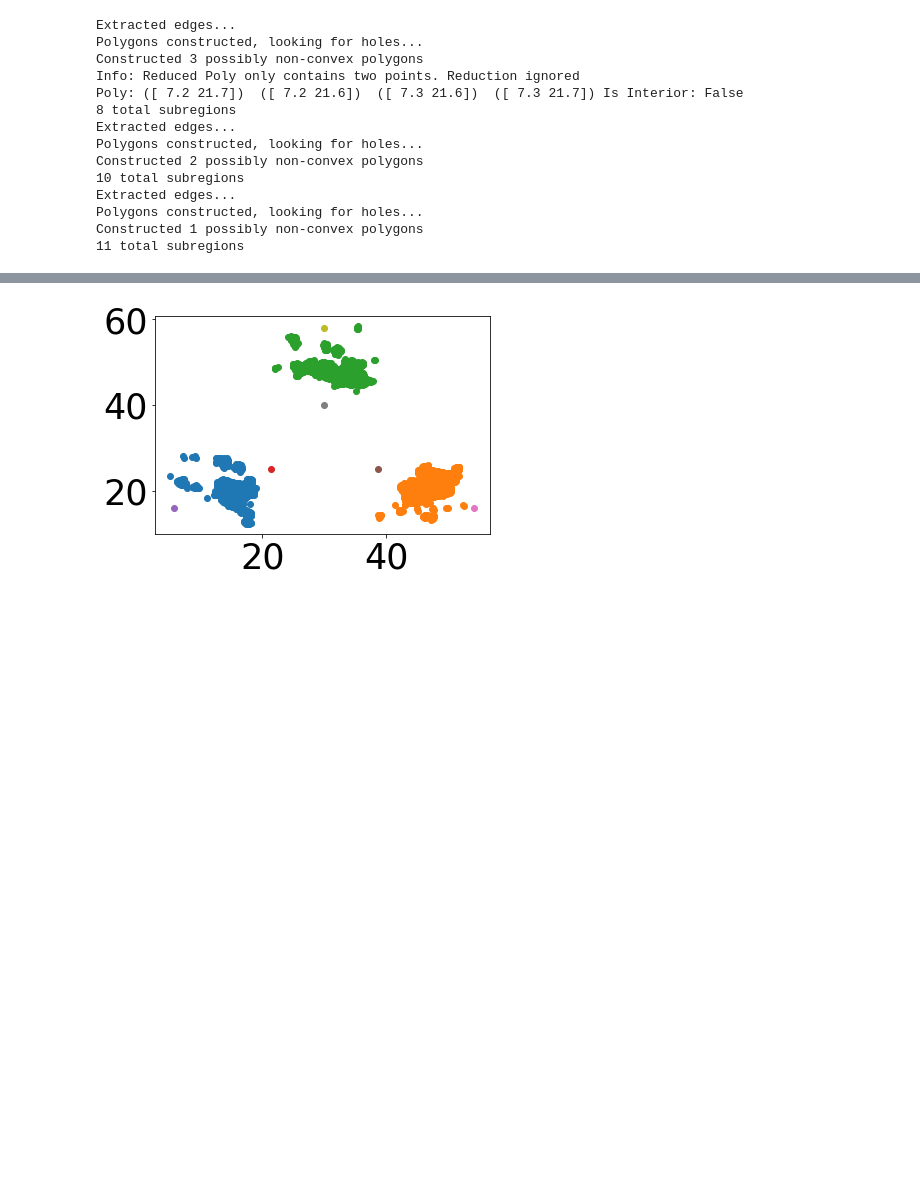
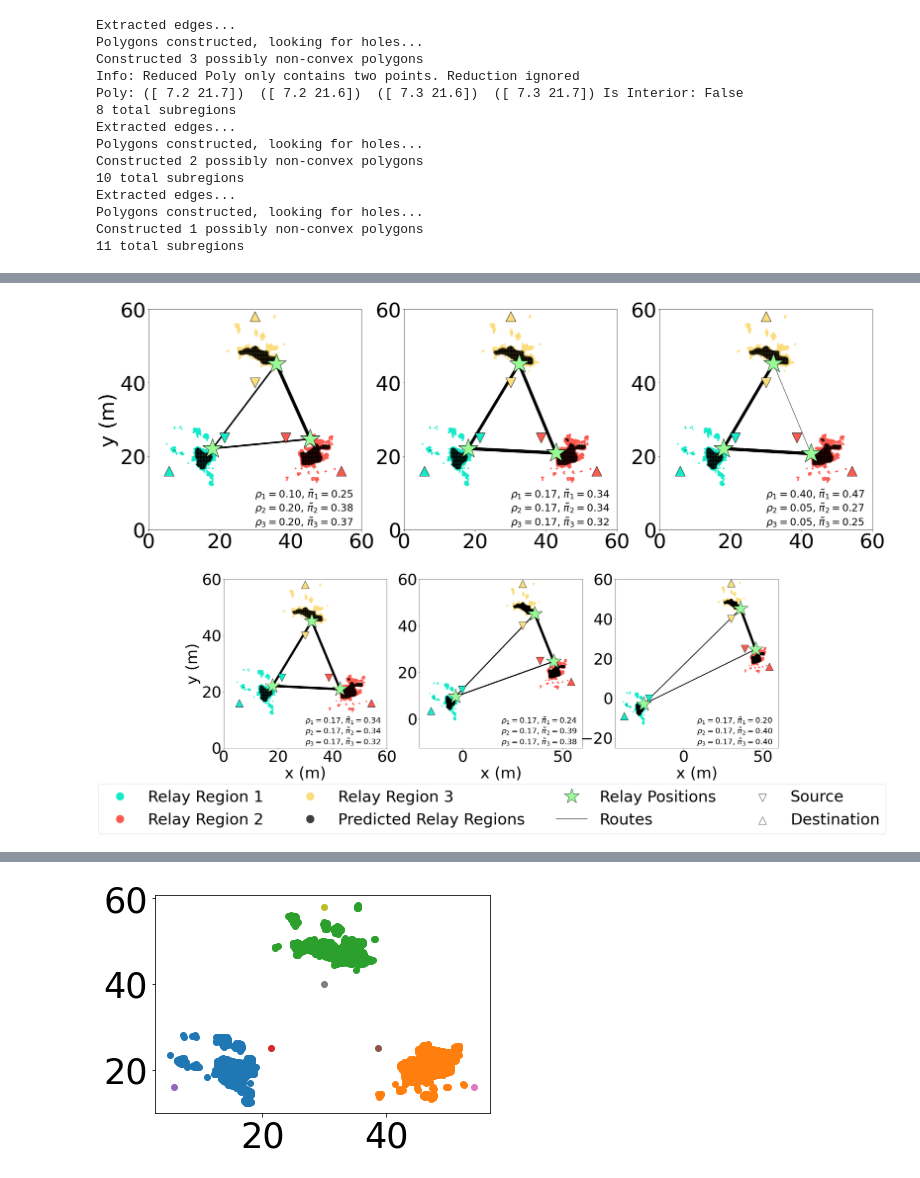
Before and after one commit to zhiyunjiang/CommMotionPlanning, a Jupyter notebook: python/touring_relay/FIG eq trends.ipynb, the cells around one changed output, grey strips where cells are left out. Cells and saved outputs as stored; diff of their text form; code cells hidden in the pictures; blank space fills up the shorter version.

```diff
--- a/python/touring_relay/FIG eq trends.ipynb
+++ b/python/touring_relay/FIG eq trends.ipynb
@@ -397,0 +317,72 @@ The PostScript backend does not support transparency; partially transparent arti
+# %%
+# Plot the Data
+reload(sim)
+v = 1
+
+
+figA, axsA = plt.subplots(1,3, figsize=(32, 10))
+figB, axsB = plt.subplots(1,3, figsize=(32, 10))
+k = 0
+for offset, tregion in zip(offsets, regions):
+    tjcps[0] += offset
+    pjcps[0] += offset
+    qBase[0] += offset
+    qBase[1] += offset
+    for j in range(len(rho1_percents)):
+        rho1_prcnt = rho1_percents[j]
+        others = (1-rho1_prcnt)/2
+        els = np.array([rho1_prcnt, others, others])*sys_traffic/beta
+
+        AORP={"X": all_Xs[k,j], "pi": all_pis[k,j]}
+        P_tilde, pi_tilde = sim.pi_to_P(AORP["pi"])
+        #plot across varying arrival rates when regions are ~ equidistant
+        if k == 0:
+            ax = axsA[j]
+            sim.plot_relay_regions(n, tjcps, pjcps, rhos = None, pi = None, ax = ax)
+            sim.plot_bs(qBase, ax)
+            sim.set_lims(tregion, ax)
+            sim.plot_AORP_routes(AORP, ax)
+            ax.invert_yaxis()
+            if j == 0:
+                ax.set_ylabel('y (m)')
+
+            label1 = '$\\rho_%d = %.2f$, $\\tilde{\\pi}_%d = %.2f$'%(1, els[0]*beta, 1, pi_tilde[0])
+            label2 = '$\\rho_%d = %.2f$, $\\tilde{\\pi}_%d = %.2f$'%(2, els[1]*beta, 2, pi_tilde[1])
+            label3 = '$\\rho_%d = %.2f$, $\\tilde{\\pi}_%d = %.2f$'%(3, els[2]*beta, 3, pi_tilde[2])
+            print("Subplot %d, %d"%(k,j))
+            print(P_tilde)
+            label = label1 +"\n" + label2 + "\n" + label3
+            ax.annotate(label, xy=(0.5,0.02),xycoords='axes fraction',
+             fontsize=25)
+        #plot across varying distances when arrival rates are ~ equidistant
+        if j == 1:
+            ax = axsB[k]
+            sim.plot_relay_regions(n, tjcps, pjcps, rhos = None, pi = None, ax = ax)
+            sim.plot_bs(qBase, ax)
+            sim.set_lims(tregion, ax)
+            sim.plot_AORP_routes(AORP, ax)#X, pi
+            ax.invert_yaxis()
+            if k == 0:
+                ax.set_ylabel('y (m)')
+            ax.set_xlabel('x (m)')
+            label1 = '$\\rho_%d = %.2f$, $\\tilde{\\pi}_%d = %.2f$'%(1, els[0]*beta, 1, pi_tilde[0])
+            label2 = '$\\rho_%d = %.2f$, $\\tilde{\\pi}_%d = %.2f$'%(2, els[1]*beta, 2, pi_tilde[1])
+            label3 = '$\\rho_%d = %.2f$, $\\tilde{\\pi}_%d = %.2f$'%(3, els[2]*beta, 3, pi_tilde[2])
+            label = label1 +"\n" + label2 + "\n" + label3
+            ax.annotate(label, xy=(0.5,0.02),xycoords='axes fraction',
+             fontsize=25)
+
+    tjcps[0] -= offset
+    pjcps[0] -= offset
+    qBase[0] -= offset
+    qBase[1] -= offset
+    k += 1
+
+handles, labels = axsB[2].get_legend_handles_labels()
+figB.legend(handles, labels, loc='upper center', bbox_to_anchor=[0.5,0.00], ncol=4)
+
+figA.savefig('fig3_variation_over_lambda.eps', format='eps', bbox_inches='tight')
+figB.savefig('fig3_variation_over_position.eps', format='eps', bbox_inches='tight')
+figA.savefig('fig3_variation_over_lambda.png', format='png', bbox_inches='tight')
+figB.savefig('fig3_variation_over_position.png', format='png', bbox_inches='tight')
+# %% [output]
@@ -398,2 +418,4 @@ The PostScript backend does not support transparency; partially transparent arti
+[figure, added]
+[figure, added]
 # %%
 #plot vs offset
```
Also changed, not shown: parts of 7 cells of this notebook, 5 other files.
